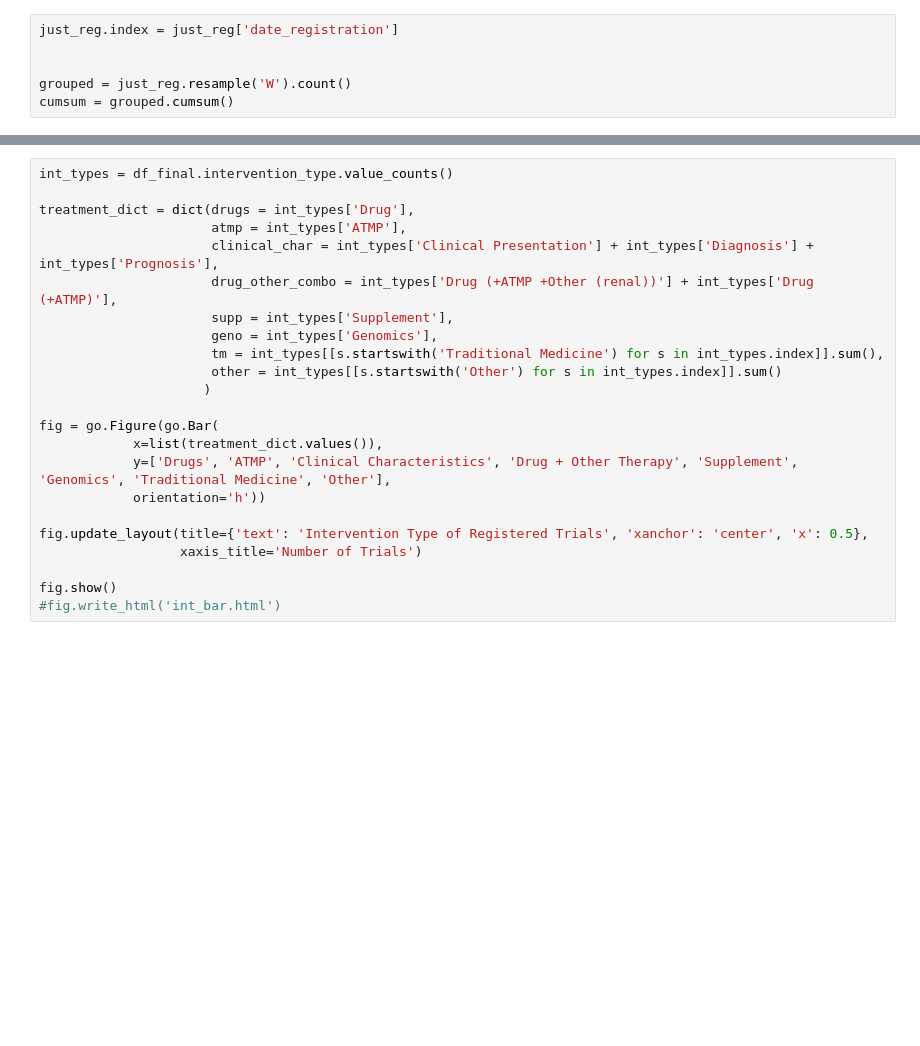
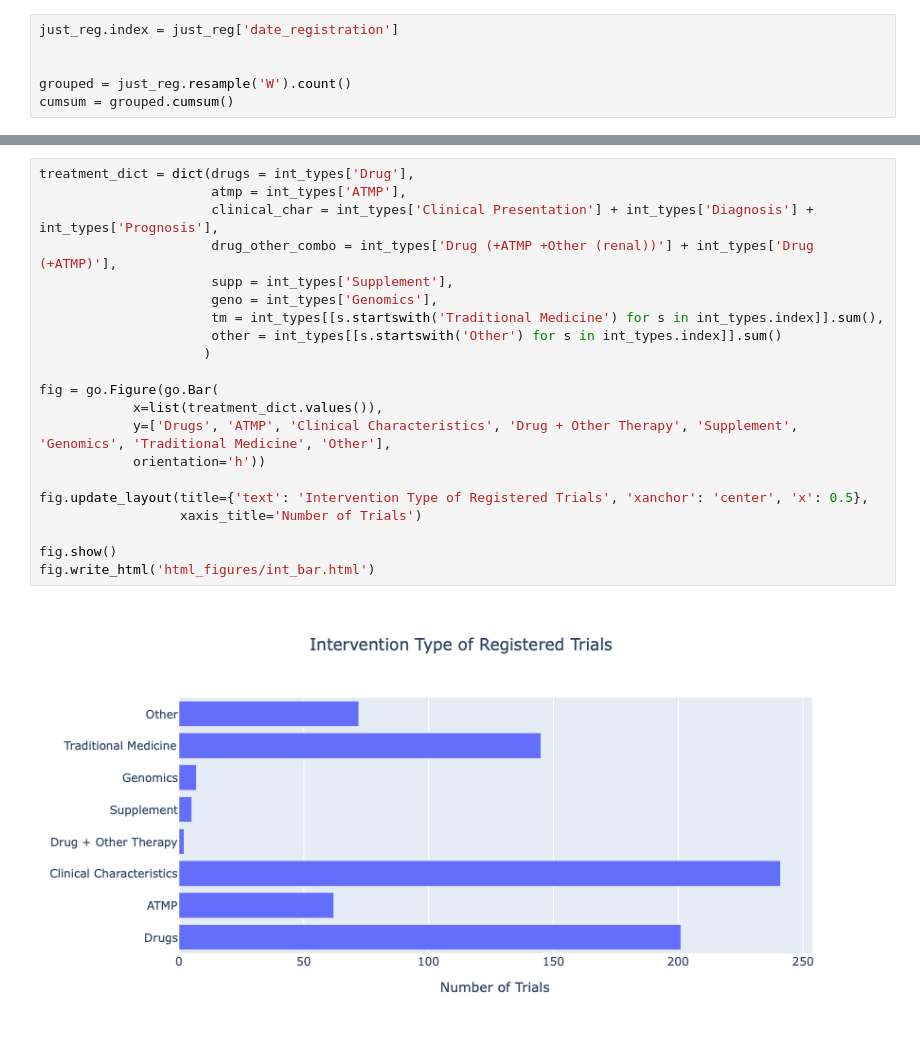
Before and after one commit to ebmdatalab/covid_trials_tracker-covid, a Jupyter notebook: notebooks/ictrp_data_handling.ipynb, the cells around one changed output, grey strips where cells are left out. Cells and saved outputs as stored; diff of their text form; blank space fills up the shorter version.

```diff
--- a/notebooks/ictrp_data_handling.ipynb
+++ b/notebooks/ictrp_data_handling.ipynb
@@ -350,23 +531,23 @@ fig.show()
 # %%
-int_types = df_final.intervention_type.value_counts()
-
 treatment_dict = dict(drugs = int_types['Drug'],
                       atmp = int_types['ATMP'],
                       clinical_char = int_types['Clinical Presentation'] + int_types['Diagnosis'] + int_types['Prognosis'],
                       drug_other_combo = int_types['Drug (+ATMP +Other (renal))'] + int_types['Drug (+ATMP)'],
                       supp = int_types['Supplement'],
                       geno = int_types['Genomics'],
                       tm = int_types[[s.startswith('Traditional Medicine') for s in int_types.index]].sum(),
                       other = int_types[[s.startswith('Other') for s in int_types.index]].sum()
                      )
 
 fig = go.Figure(go.Bar(
             x=list(treatment_dict.values()),
             y=['Drugs', 'ATMP', 'Clinical Characteristics', 'Drug + Other Therapy', 'Supplement', 'Genomics', 'Traditional Medicine', 'Other'],
             orientation='h'))
 
 fig.update_layout(title={'text': 'Intervention Type of Registered Trials', 'xanchor': 'center', 'x': 0.5},
                   xaxis_title='Number of Trials')
 
 fig.show()
-#fig.write_html('int_bar.html')
+fig.write_html('html_figures/int_bar.html')
+# %% [output]
+[figure, added]
```
Also changed, not shown: parts of 29 cells of this notebook, 21 other files.
